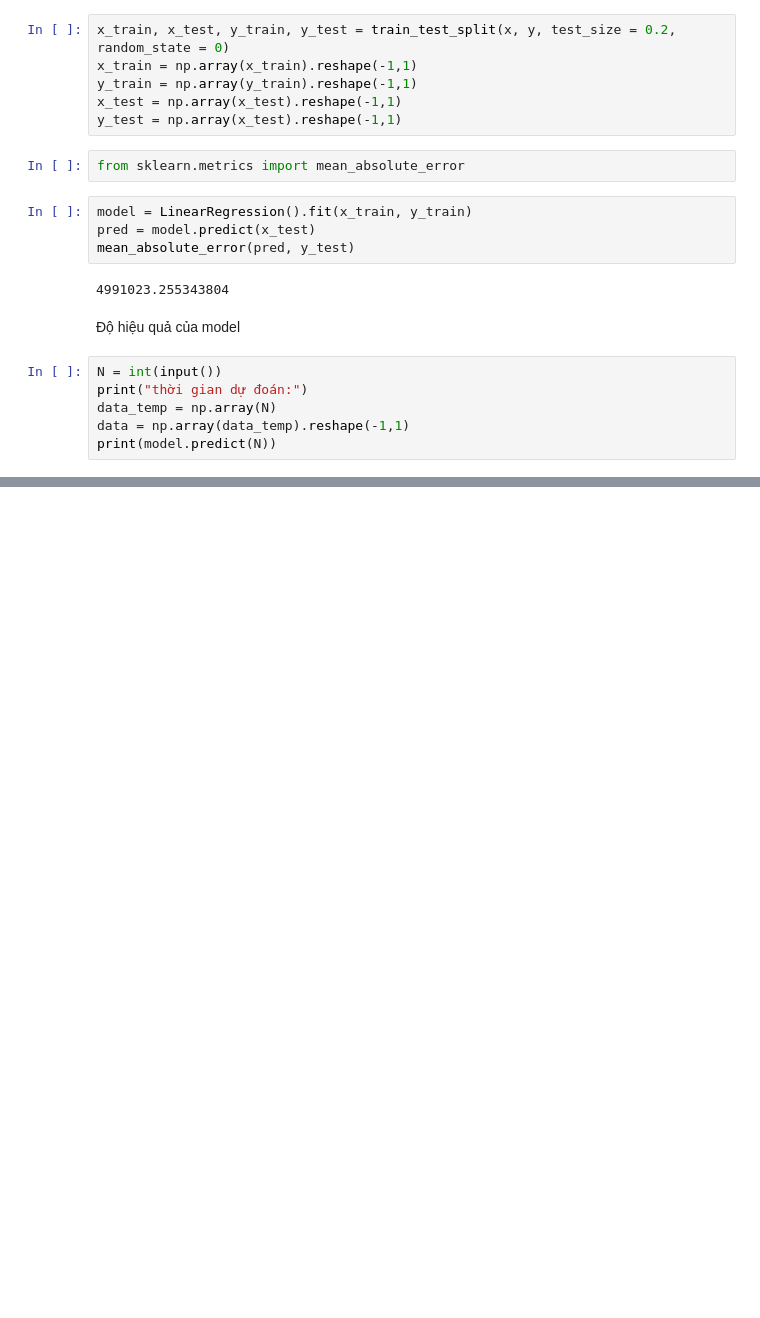
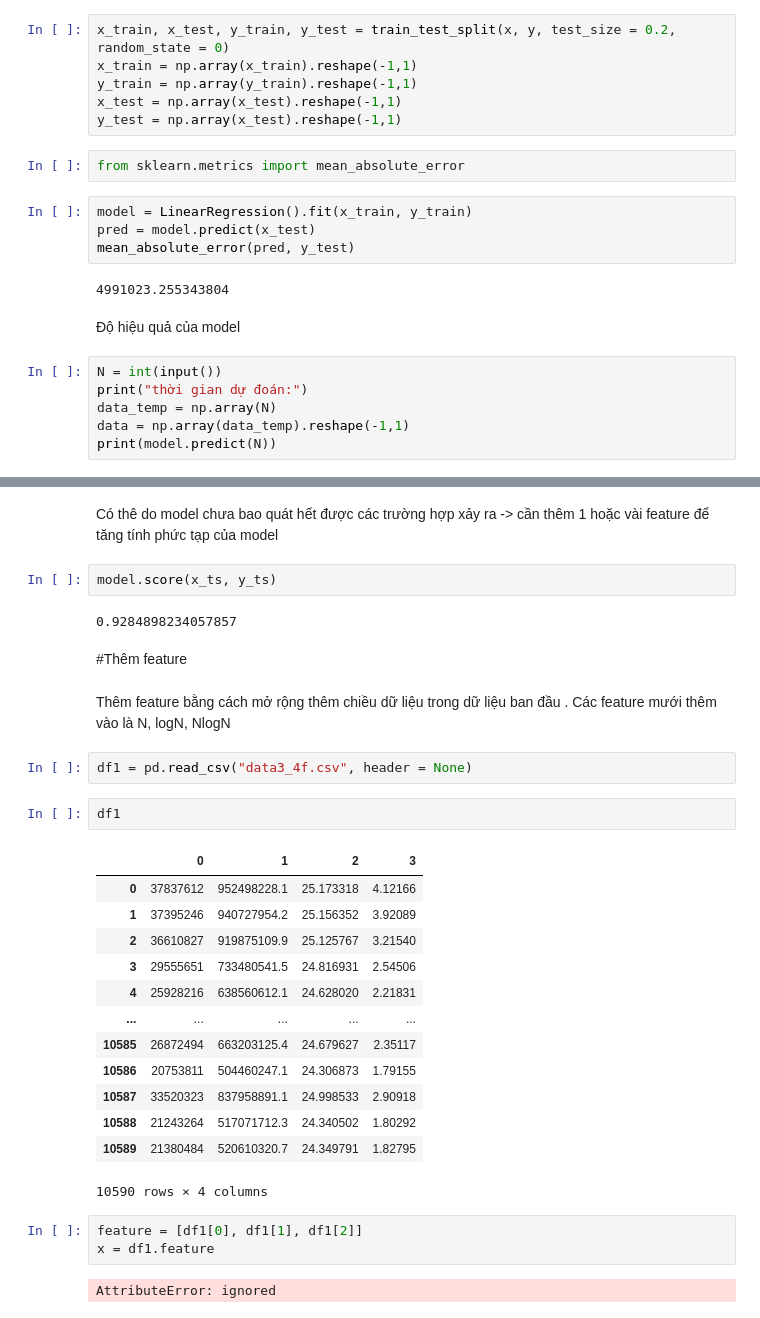
Before and after one commit to kangdoung/CS114.K21, a Jupyter notebook: GK_R3.ipynb, the cells around one changed output, grey strips where cells are left out. Cells and saved outputs as stored; diff of their text form; blank space fills up the shorter version.

```diff
--- a/GK_R3.ipynb
+++ b/GK_R3.ipynb
@@ -49,0 +91,33 @@ print(model.predict(N))
+# %% [markdown]
+Có thê do model chưa bao quát hết được các trường hợp xảy ra -> cần thêm 1 hoặc vài feature để tăng tính phức tạp của model
+# %%
+model.score(x_ts, y_ts)
+# %% [output]
+0.9284898234057857
+# %% [markdown]
+#Thêm feature
+# %% [markdown]
+Thêm feature bằng cách mở rộng thêm chiều dữ liệu trong dữ liệu ban đầu . Các feature mưới thêm vào là N, logN, NlogN
+# %%
+df1 = pd.read_csv("data3_4f.csv", header = None)
+# %%
+df1
+# %% [output]
+|  | 0 | 1 | 2 | 3 |
+| 0 | 37837612 | 952498228.1 | 25.173318 | 4.12166 |
+| 1 | 37395246 | 940727954.2 | 25.156352 | 3.92089 |
+| 2 | 36610827 | 919875109.9 | 25.125767 | 3.21540 |
+| 3 | 29555651 | 733480541.5 | 24.816931 | 2.54506 |
+| 4 | 25928216 | 638560612.1 | 24.628020 | 2.21831 |
+| ... | ... | ... | ... | ... |
+| 10585 | 26872494 | 663203125.4 | 24.679627 | 2.35117 |
+| 10586 | 20753811 | 504460247.1 | 24.306873 | 1.79155 |
+| 10587 | 33520323 | 837958891.1 | 24.998533 | 2.90918 |
+| 10588 | 21243264 | 517071712.3 | 24.340502 | 1.80292 |
+| 10589 | 21380484 | 520610320.7 | 24.349791 | 1.82795 |
+10590 rows × 4 columns
+# %%
+feature = [df1[0], df1[1], df1[2]]
+x = df1.feature
+# %% [output]
+AttributeError: ignored
```
Also changed, not shown: parts of 10 cells of this notebook.
